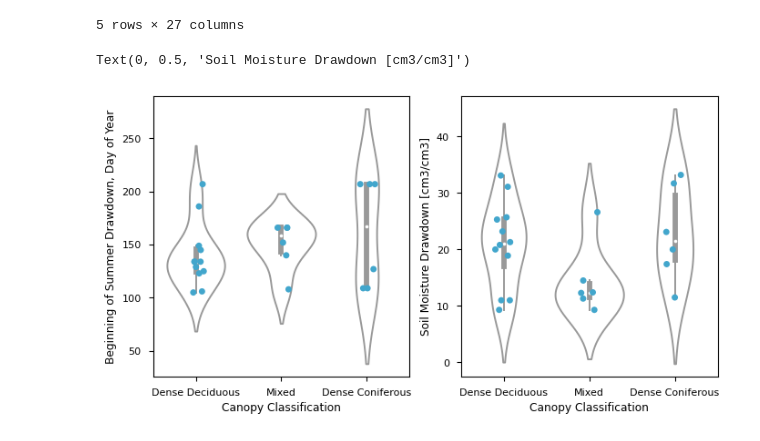
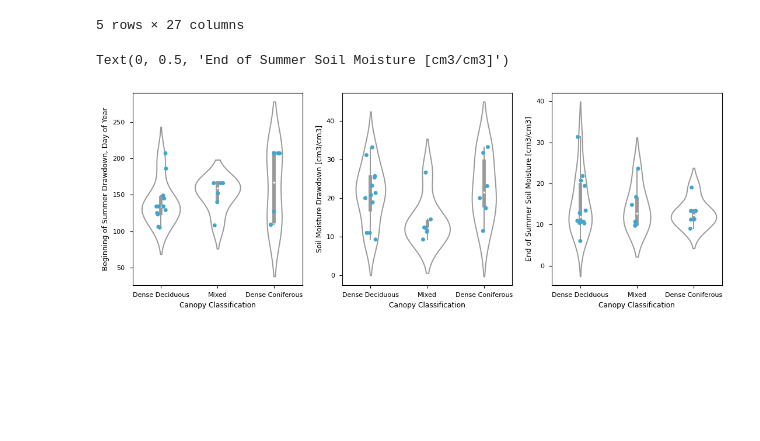
Before and after one commit to mwdjones/mef-snowhydro, a Jupyter notebook: Data and Codes/02_canopycontrols.ipynb, the cells around one changed output. Saved outputs shown, nothing was run; the diff lists cells and outputs as text; code cells hidden in the pictures; blank space fills up the shorter version.

Commit message:
updated plots

```diff
--- a/Data and Codes/02_canopycontrols.ipynb
+++ b/Data and Codes/02_canopycontrols.ipynb
@@ -1798,23 +1798,33 @@ drydown_veg.head()
 | 4 | 4 | S613 | 30cm | 2023-04-18 13:00:00 | 108 | 36.3 | 2023-09-24 01:00:00 | 267 | 9.7 | 158 | ... |
 5 rows × 27 columns
 # %%
-fig, [ax, ax2] = plt.subplots(1, 2, figsize = (8, 4))
+fig, [ax, ax2, ax3] = plt.subplots(1, 3, figsize = (11, 4),
+                            sharex = True,
+                            layout = 'tight')
 
 sns.violinplot(data = drydown_veg, x = 'Bin', y = 'BeginDOY',
             color = 'white', ax = ax)
 sns.stripplot(data = drydown_veg, x = 'Bin', y = 'BeginDOY',
             color = pal[3], ax = ax,
             zorder = 4)
 ax.set_xlabel('Canopy Classification')
 ax.set_ylabel('Beginning of Summer Drawdown, Day of Year')
 
 sns.violinplot(data = drydown_veg, x = 'Bin', y = 'Drawdown',
             color = 'white', ax = ax2)
 sns.stripplot(data = drydown_veg, x = 'Bin', y = 'Drawdown',
             color = pal[3], ax = ax2,
             zorder = 4)
 ax2.set_xlabel('Canopy Classification')
 ax2.set_ylabel('Soil Moisture Drawdown [cm3/cm3]')
+
+sns.violinplot(data = drydown_veg, x = 'Bin', y = 'EndAmt',
+            color = 'white', ax = ax3)
+sns.stripplot(data = drydown_veg, x = 'Bin', y = 'EndAmt',
+            color = pal[3], ax = ax3,
+            zorder = 4)
+ax3.set_xlabel('Canopy Classification')
+ax3.set_ylabel('End of Summer Soil Moisture [cm3/cm3]')
 # %% [output]
-Text(0, 0.5, 'Soil Moisture Drawdown [cm3/cm3]')
+Text(0, 0.5, 'End of Summer Soil Moisture [cm3/cm3]')
-[figure, old version]
+[figure, new version]
```
Also changed, not shown: parts of 14 cells of this notebook, 36 other files.
